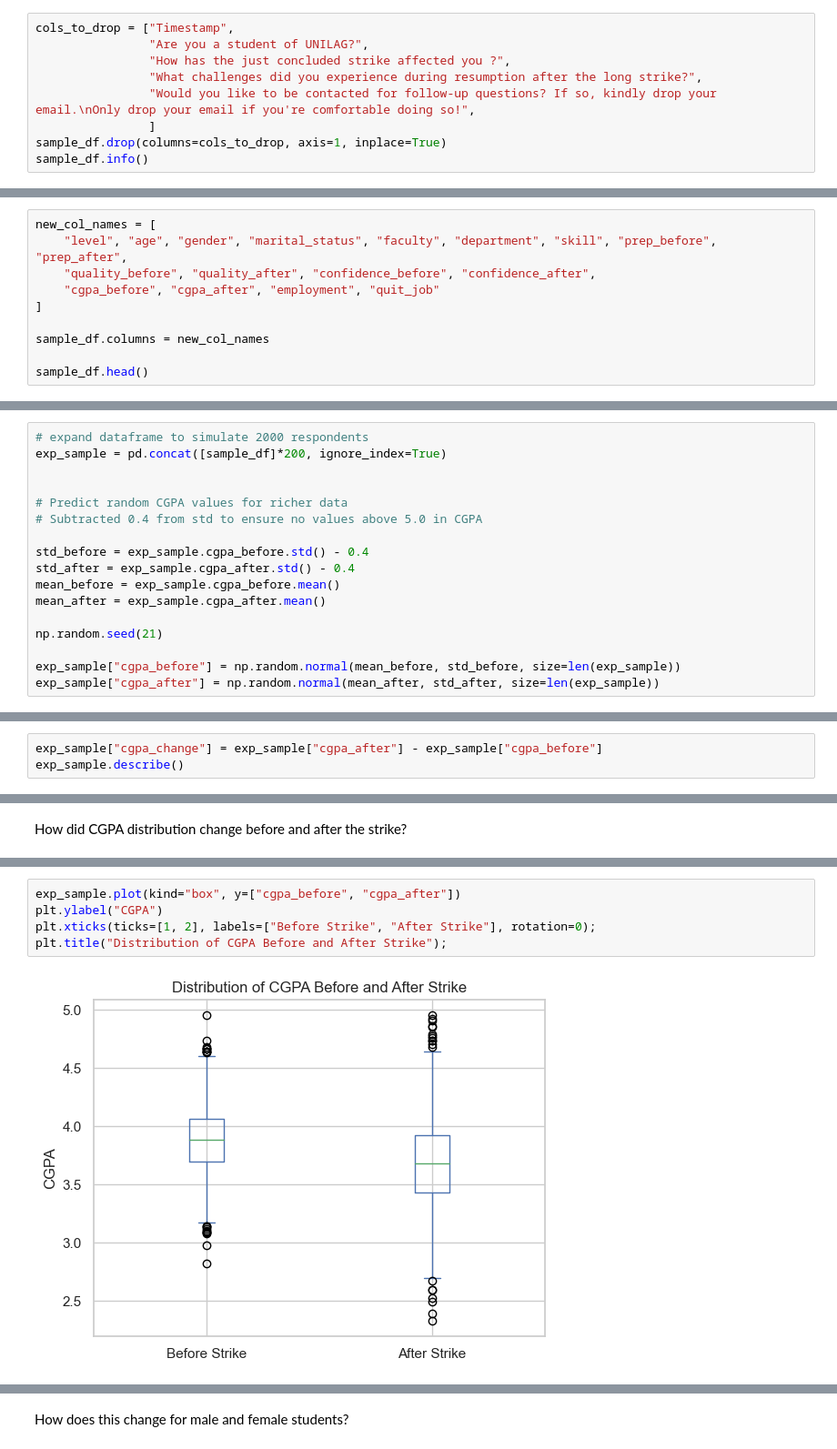
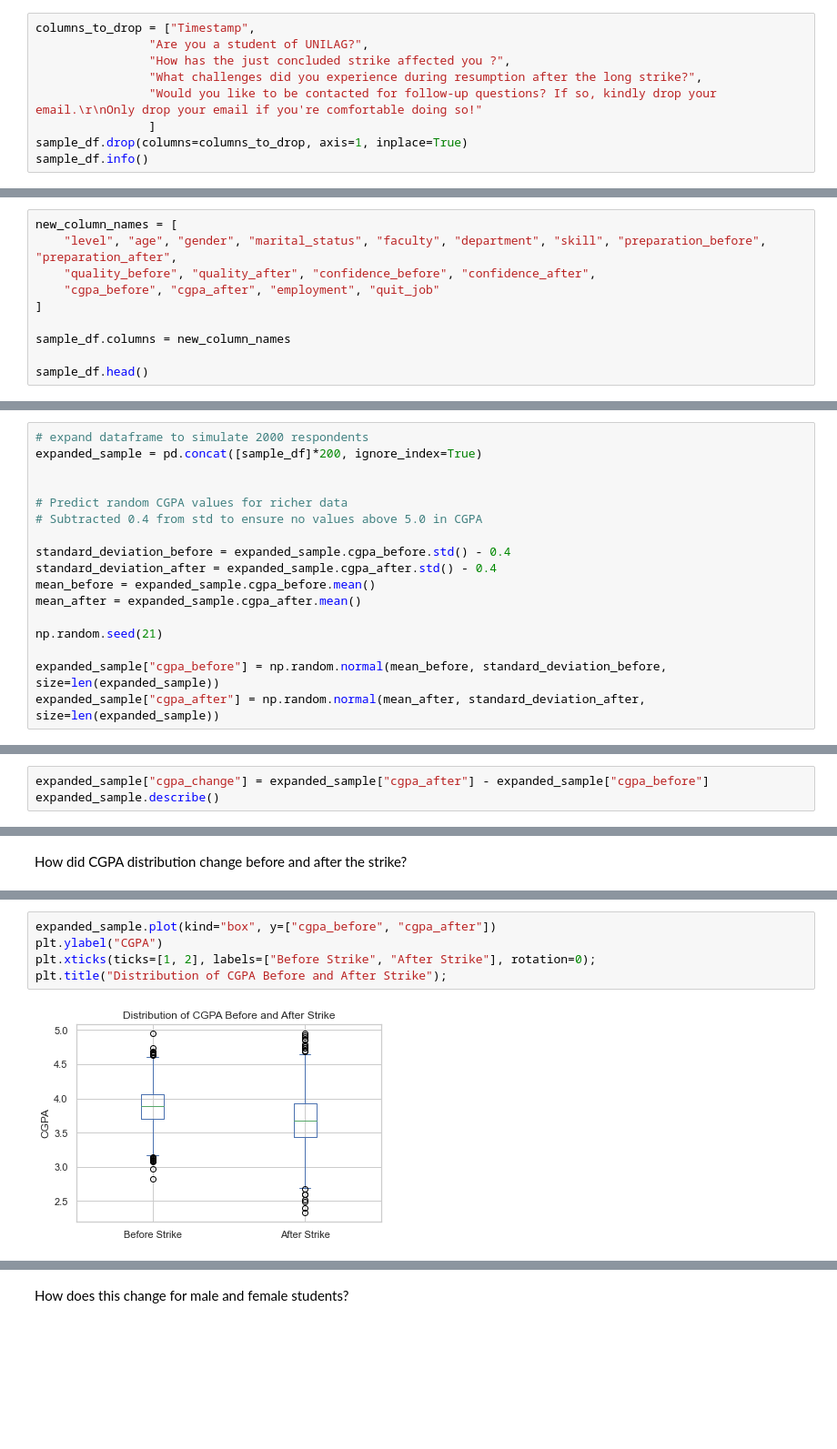
Before and after one commit to socratesjnr/asuu-strike-project, a Jupyter notebook: mock-analysis/test_eda.ipynb, the cells around one changed output, grey strips where cells are left out. Shown at 91% size. Saved outputs shown, nothing was run; the diff lists cells and outputs as text; blank space fills up the shorter version.

```diff
--- a/mock-analysis/test_eda.ipynb
+++ b/mock-analysis/test_eda.ipynb
@@ -60,11 +91,11 @@ Drop unrequired columns
 # %%
-cols_to_drop = ["Timestamp",
+columns_to_drop = ["Timestamp",
                 "Are you a student of UNILAG?",
                 "How has the just concluded strike affected you ?",
                 "What challenges did you experience during resumption after the long strike?",
-                "Would you like to be contacted for follow-up questions? If so, kindly drop your email.\nOnly drop your email if you're comfortable doing so!",
+                "Would you like to be contacted for follow-up questions? If so, kindly drop your email.\r\nOnly drop your email if you're comfortable doing so!"
                 ]
-sample_df.drop(columns=cols_to_drop, axis=1, inplace=True)
+sample_df.drop(columns=columns_to_drop, axis=1, inplace=True)
 sample_df.info()
 # %% [output]
 <class 'pandas.core.frame.DataFrame'>
@@ -87,13 +118,13 @@ memory usage: 2.2+ KB
 # %% [markdown]
 Rename columns
 # %%
-new_col_names = [
-    "level", "age", "gender", "marital_status", "faculty", "department", "skill", "prep_before", "prep_after",
+new_column_names = [
+    "level", "age", "gender", "marital_status", "faculty", "department", "skill", "preparation_before", "preparation_after",
     "quality_before", "quality_after", "confidence_before", "confidence_after",
     "cgpa_before", "cgpa_after", "employment", "quit_job"
 ]
 
-sample_df.columns = new_col_names
+sample_df.columns = new_column_names
 
 sample_df.head()
 # %% [output]
@@ -130,26 +161,26 @@ sample_df.describe()
 Expand Dataframe to Simulate Target Reach **[Test Only]**
 # %%
 # expand dataframe to simulate 2000 respondents
-exp_sample = pd.concat([sample_df]*200, ignore_index=True)
+expanded_sample = pd.concat([sample_df]*200, ignore_index=True)
 
 
 # Predict random CGPA values for richer data
 # Subtracted 0.4 from std to ensure no values above 5.0 in CGPA
 
-std_before = exp_sample.cgpa_before.std() - 0.4
-std_after = exp_sample.cgpa_after.std() - 0.4
-mean_before = exp_sample.cgpa_before.mean()
-mean_after = exp_sample.cgpa_after.mean()
+standard_deviation_before = expanded_sample.cgpa_before.std() - 0.4
+standard_deviation_after = expanded_sample.cgpa_after.std() - 0.4
+mean_before = expanded_sample.cgpa_before.mean()
+mean_after = expanded_sample.cgpa_after.mean()
 
 np.random.seed(21)
 
-exp_sample["cgpa_before"] = np.random.normal(mean_before, std_before, size=len(exp_sample))
-exp_sample["cgpa_after"] = np.random.normal(mean_after, std_after, size=len(exp_sample))
+expanded_sample["cgpa_before"] = np.random.normal(mean_before, standard_deviation_before, size=len(expanded_sample))
+expanded_sample["cgpa_after"] = np.random.normal(mean_after, standard_deviation_after, size=len(expanded_sample))
 # %% [markdown]
 Compute target variable
 # %%
-exp_sample["cgpa_change"] = exp_sample["cgpa_after"] - exp_sample["cgpa_before"]
-exp_sample.describe()
+expanded_sample["cgpa_change"] = expanded_sample["cgpa_after"] - expanded_sample["cgpa_before"]
+expanded_sample.describe()
 # %% [output]
 |  | cgpa_before | cgpa_after | cgpa_change |
 | count | 2800.000000 | 2800.000000 | 2800.000000 |
@@ -275,8 +306,8 @@ plt.suptitle("Distribution of CGPA Before and After Strike");
 # %%
-exp_sample.plot(kind="box", y=["cgpa_before", "cgpa_after"])
+expanded_sample.plot(kind="box", y=["cgpa_before", "cgpa_after"])
 plt.ylabel("CGPA")
 plt.xticks(ticks=[1, 2], labels=["Before Strike", "After Strike"], rotation=0);
 plt.title("Distribution of CGPA Before and After Strike");
 # %% [output]
-[figure, old version]
+[figure, new version]
 # %%
```
Also changed, not shown: parts of 30 cells of this notebook, 1 other file.
